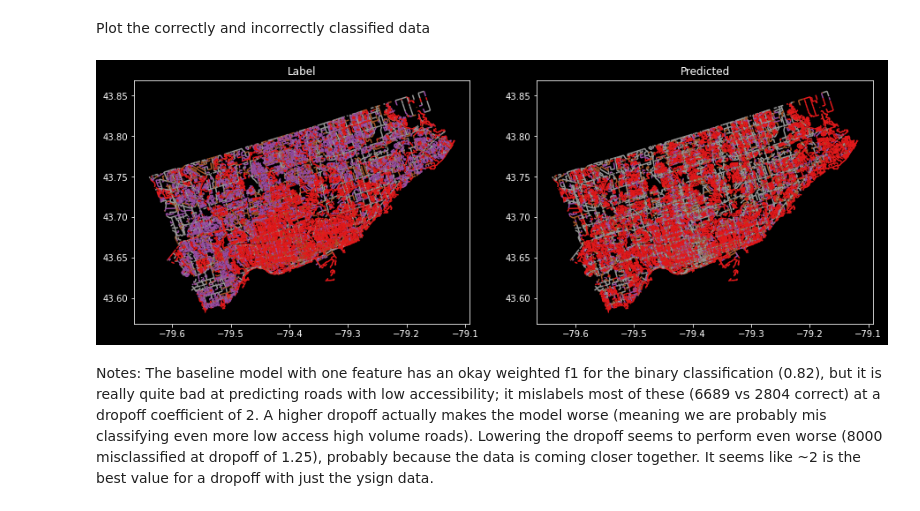
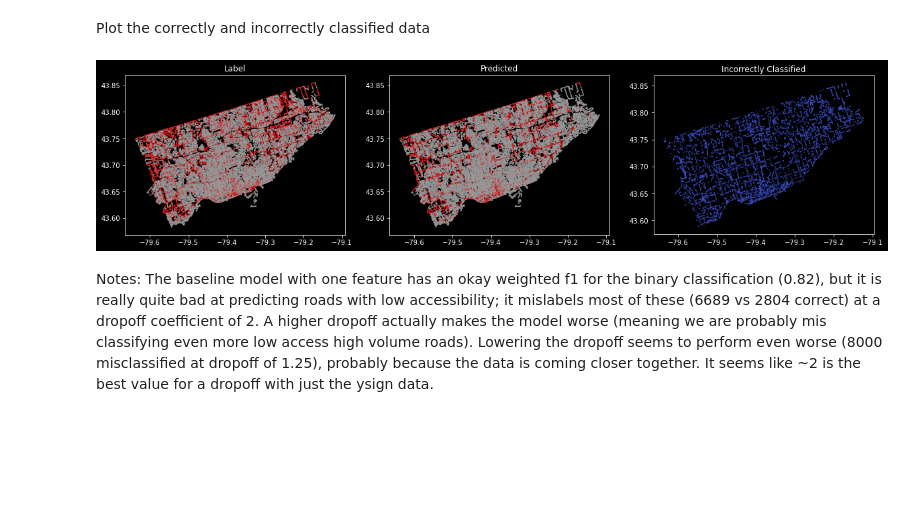
Before and after one commit to KeaganHRankin/Cycle-Classifier, a Jupyter notebook: model/baseline_ysign_model.ipynb, the cells around one changed output. Drawn from its saved outputs; the diff is of its cells as text; code cells hidden in the pictures; blank space fills up the shorter version.

```diff
--- a/model/baseline_ysign_model.ipynb
+++ b/model/baseline_ysign_model.ipynb
@@ -30,8 +30,9 @@ y_train_access = train_data['high access']
 X_train = train_data.drop(['LTS','high access'], axis=1)
 # %%
 # Run the feature creation functions from imports
-keep_rows = ['OBJECTID',	'GEO_ID',	'ONE_WAY_DI', 'geometry', 'ysign vehicle', 'ysign ped']
-X_train = ysign_droprows(X_train, keep_rows)
-X_train = ysign_scale(X_train, ['ysign vehicle', 'ysign ped'])
+keep_rows = ['OBJECTID', 'GEO_ID', 'geometry', 'ysign vehicle', 'ysign ped']
+X_train = droprows(X_train, keep_rows)
+X_train = add_regions(X_train, 2, 4)
+X_train = scale_and_dummy(X_train, ['ysign vehicle', 'ysign ped'], ['x_region', 'y_region'])
 X_train.head()
 # %% [output]
@@ -49,6 +54,8 @@ model_svm = svm.SVC()
 model_rf = RandomForestClassifier()
 # %% [markdown]
 Select Features: use selectKbest or a built in selector in regularization or random forest
+# %%
+features = X_train.columns.values[3:]
 # %% [markdown]
 Fit a basic model
 # %% [markdown]
@@ -73,7 +80,7 @@ r_search_log = RandomizedSearchCV(estimator=model_log,
                                   cv=cv,
                                  )
 
-r_search_log.fit(X_train[['ysign vehicle']], y_train_lts)
+r_search_log.fit(X_train[features], y_train_access)
 # %% [output]
 RandomizedSearchCV(cv=StratifiedKFold(n_splits=10, random_state=None, shuffle=False),
                    estimator=LogisticRegression(), n_iter=200,
@@ -91,8 +98,8 @@ best estimator:  LogisticRegression(C=0.1628828044322085, class_weight='balanced
 # %%
-model_baseline = LogisticRegression(C=0.16, class_weight='balanced')
-model_baseline.fit(X_train[['ysign vehicle']], y_train_lts)
+model_baseline = LogisticRegression(C=0.0018, fit_intercept=False)
+model_baseline.fit(X_train[features], y_train_access)
 
-y_pred = model_baseline.predict(X_train[['ysign vehicle']])
+y_pred = model_baseline.predict(X_train[features])
 # %% [markdown]
 ### Evaluate the Baseline model
 
@@ -164,30 +172,36 @@ lts_gpd['high access'] = lts_gpd['LTS'].apply(lambda x: 1 if x <= 2 else 0)
 # %%
 # Plot the above to show the new data. Show with 4 LTS and with the high/low access grouping
 # Geoframe
 plotr = pd.merge(lts_gpd,
                  predicted[['GEO_ID',0]],
                  how='left',
                  left_on='GEO_ID',
                  right_on='GEO_ID',)
 
+# Find the difference in classification
 plotr = plotr.dropna()
+plotr['diff'] = plotr['high access'] - plotr[0]
+plotr['diff'] = plotr['diff'].apply(lambda x: 'incorrect' if x != 0 else 'correct')
 
 # Figure
-fig, axs = plt.subplots(figsize=(15,12), ncols=2)
+fig, axs = plt.subplots(figsize=(20,12), ncols=3)
 
 # Plotting
-plotr.plot(ax=axs[0], column='LTS', cmap='Set1')
+plotr.plot(ax=axs[0], column='high access', cmap='Set1')
 plotr.plot(ax=axs[1], column=0, cmap='Set1')
+plotr[plotr['diff'] == 'incorrect'].plot(ax=axs[2], column='diff', cmap='coolwarm')
 
 # Attributes
 axs[0].title.set_text('Label')
 axs[1].title.set_text('Predicted')
+axs[2].title.set_text('Incorrectly Classified')
 axs[0].grid(False)
 axs[1].grid(False)
+axs[2].grid(False)
 
 plt.show()
 # %% [output]
-[figure, old version]
+[figure, new version]
 # %% [markdown]
 Notes:
 The baseline model with one feature has an okay weighted f1 for the binary classification (0.82), but it is really quite bad at predicting roads with low accessibility; it mislabels most of these (6689 vs 2804 correct) at a dropoff coefficient of 2. A higher dropoff actually makes the model worse (meaning we are probably mis classifying even more low access high volume roads). Lowering the dropoff seems to perform even worse (8000 misclassified at dropoff of 1.25), probably because the data is coming closer together. It seems like ~2 is the best value for a dropoff with just the ysign data.
```
Also changed, not shown: parts of 4 cells of this notebook, 1 other file.
